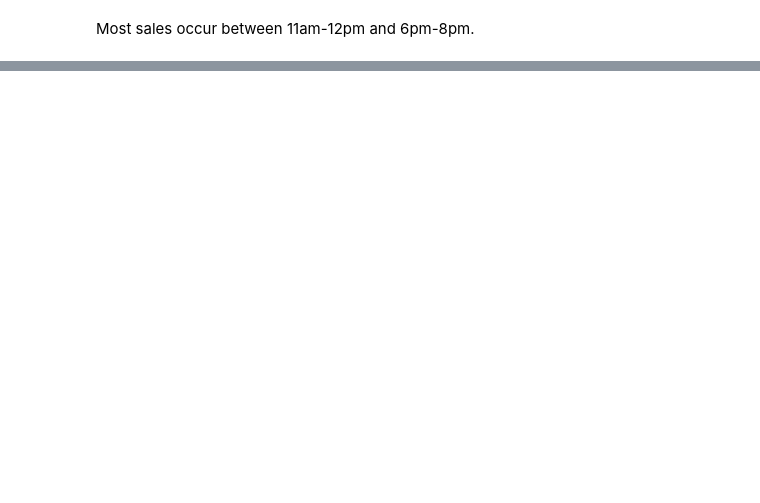
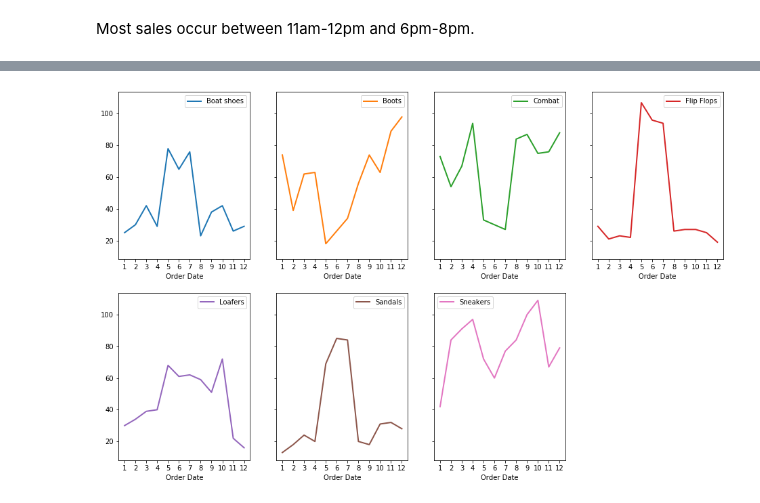
Before and after one commit to ATrui/Projects, a Jupyter notebook: Mock Data/EDA.ipynb, the cells around one changed output, grey strips where cells are left out. Saved outputs shown, nothing was run; the diff lists cells and outputs as text; code cells hidden in the pictures; blank space fills up the shorter version.

```diff
--- a/Mock Data/EDA.ipynb
+++ b/Mock Data/EDA.ipynb
@@ -473,0 +499,3 @@ plt.show()
+# %%
+product_time = pd.pivot_table(mens_shoes, values='Quantity Ordered', columns='Product', index=mens_shoes.index.month, aggfunc='sum')
+product_time
@@ -473,0 +517,6 @@ plt.show()
+# %%
+product_time.plot(subplots=True, layout=(2,4), figsize=(16,10), linewidth=2, xticks=product_time.index,
+                  sharex=False, sharey=True)
+plt.show()
+# %% [output]
+[figure, added]
```
Also changed, not shown: parts of 42 cells of this notebook, 14 other files.
